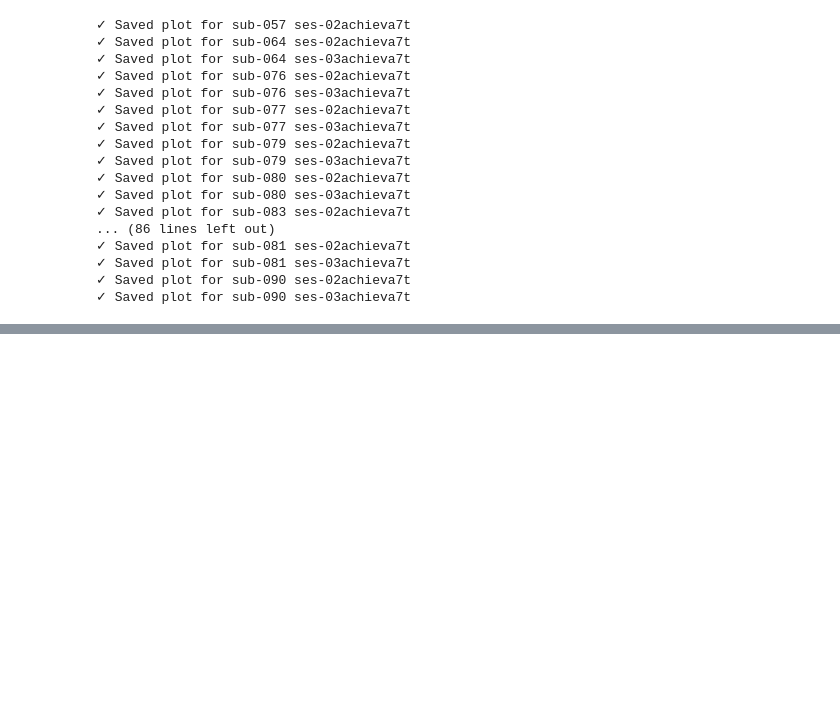
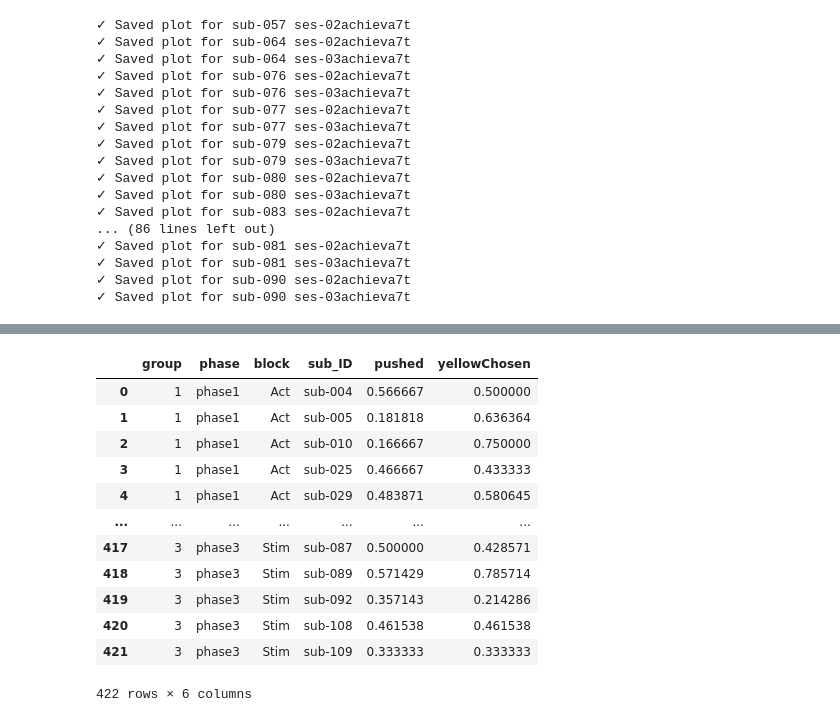
Before and after one commit to AGhaderi/ActStimRL, a Jupyter notebook: behavior/RunsFunnctions.ipynb, the cells around one changed output, grey strips where cells are left out. Cells and saved outputs as stored; diff of their text form; code cells hidden in the pictures; blank space fills up the shorter version.

```diff
--- a/behavior/RunsFunnctions.ipynb
+++ b/behavior/RunsFunnctions.ipynb
@@ -54,0 +73,18 @@ plotting.plotFeatureBias(readBehFile=config.PROJECT_NoNAN_BEH_ALL_FILE,
+# %%
+df = pd.read_csv(config.PROJECT_NoNAN_BEH_ALL_FILE)
+# %%
+df.groupby(['group', 'phase','block', 'sub_ID'])[['pushed', 'yellowChosen']].mean().reset_index()
+# %% [output]
+|  | group | phase | block | sub_ID | pushed | yellowChosen |
+| 0 | 1 | phase1 | Act | sub-004 | 0.566667 | 0.500000 |
+| 1 | 1 | phase1 | Act | sub-005 | 0.181818 | 0.636364 |
+| 2 | 1 | phase1 | Act | sub-010 | 0.166667 | 0.750000 |
+| 3 | 1 | phase1 | Act | sub-025 | 0.466667 | 0.433333 |
+| 4 | 1 | phase1 | Act | sub-029 | 0.483871 | 0.580645 |
+| ... | ... | ... | ... | ... | ... | ... |
+| 417 | 3 | phase3 | Stim | sub-087 | 0.500000 | 0.428571 |
+| 418 | 3 | phase3 | Stim | sub-089 | 0.571429 | 0.785714 |
+| 419 | 3 | phase3 | Stim | sub-092 | 0.357143 | 0.214286 |
+| 420 | 3 | phase3 | Stim | sub-108 | 0.461538 | 0.461538 |
+| 421 | 3 | phase3 | Stim | sub-109 | 0.333333 | 0.333333 |
+422 rows × 6 columns
```
Also changed, not shown: parts of 7 cells of this notebook, 17 other files.
